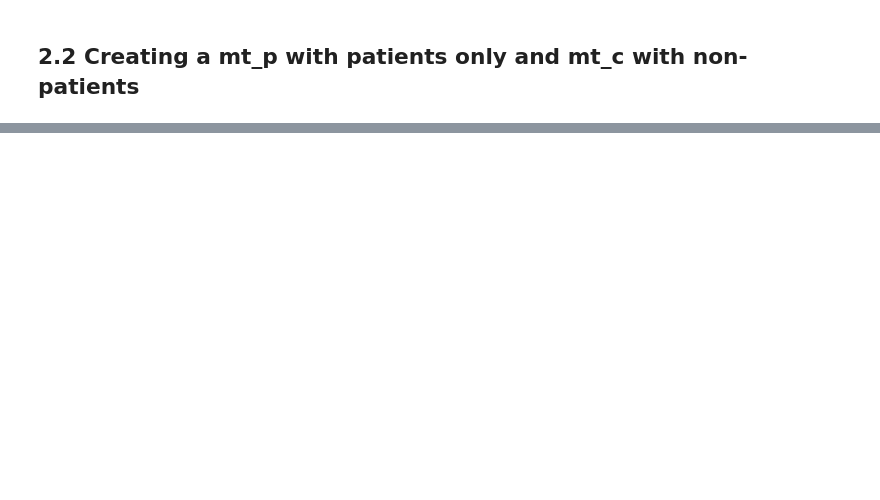
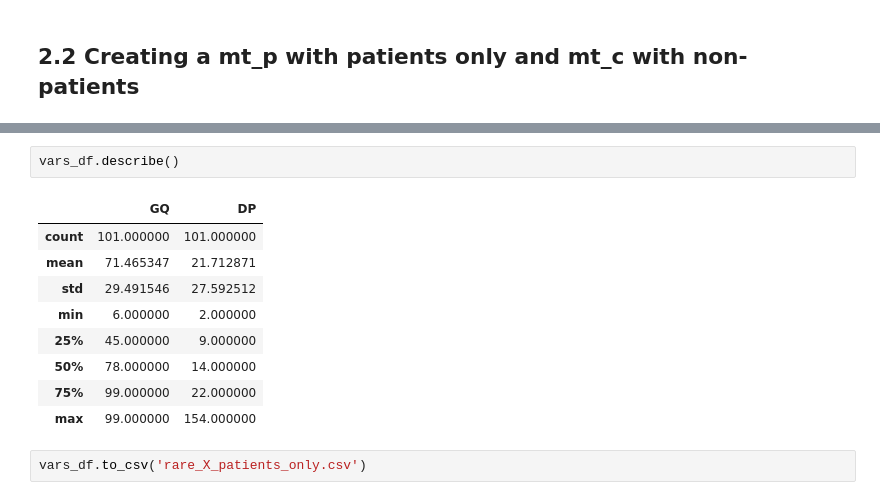
Before and after one commit to ippas/imdik-zekanowski-gts, a Jupyter notebook: imdik-zekanowski-gts.ipynb, the cells around one changed output, grey strips where cells are left out. Cells and saved outputs as stored; diff of their text form; blank space fills up the shorter version.

```diff
--- a/imdik-zekanowski-gts.ipynb
+++ b/imdik-zekanowski-gts.ipynb
@@ -714,0 +549,14 @@ first I need to change disease to bool... transmute?
+# %%
+vars_df.describe()
+# %% [output]
+|  | GQ | DP |
+| count | 101.000000 | 101.000000 |
+| mean | 71.465347 | 21.712871 |
+| std | 29.491546 | 27.592512 |
+| min | 6.000000 | 2.000000 |
+| 25% | 45.000000 | 9.000000 |
+| 50% | 78.000000 | 14.000000 |
+| 75% | 99.000000 | 22.000000 |
+| max | 99.000000 | 154.000000 |
+# %%
+vars_df.to_csv('rare_X_patients_only.csv')
```
Also changed, not shown: parts of 145 cells of this notebook, 2 other files.
